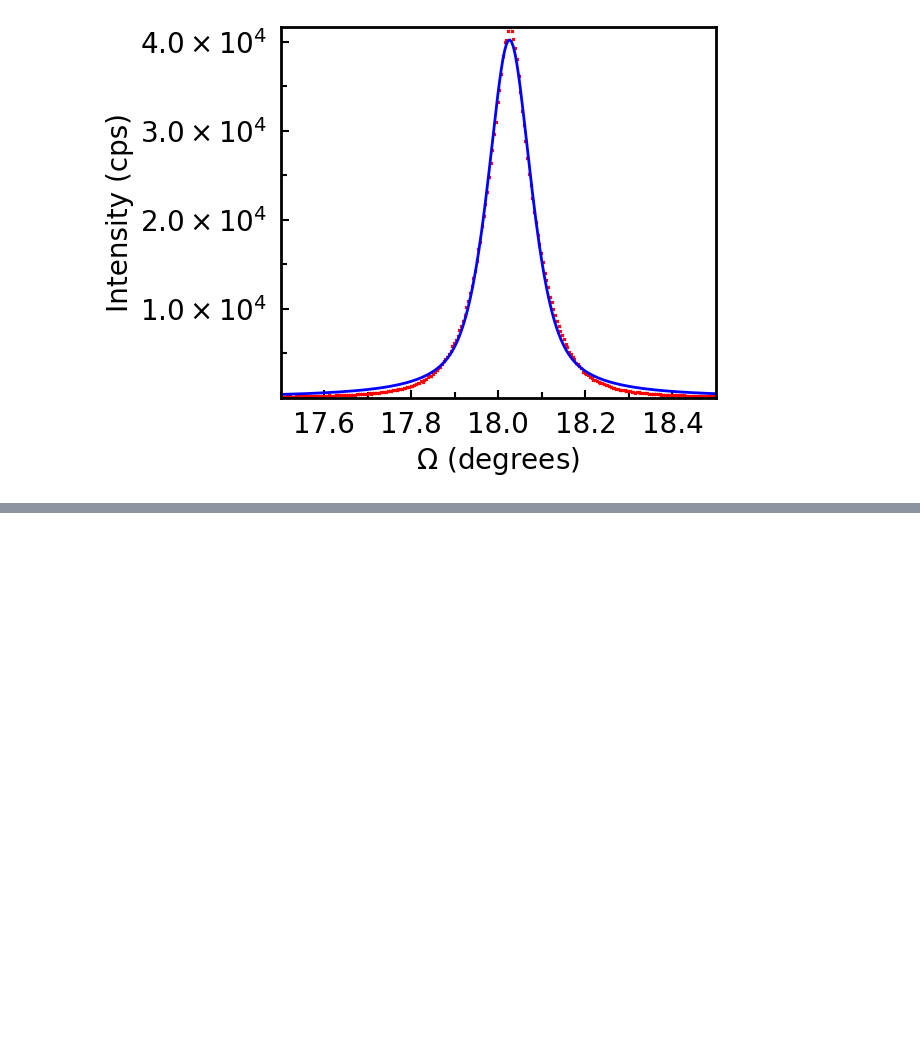
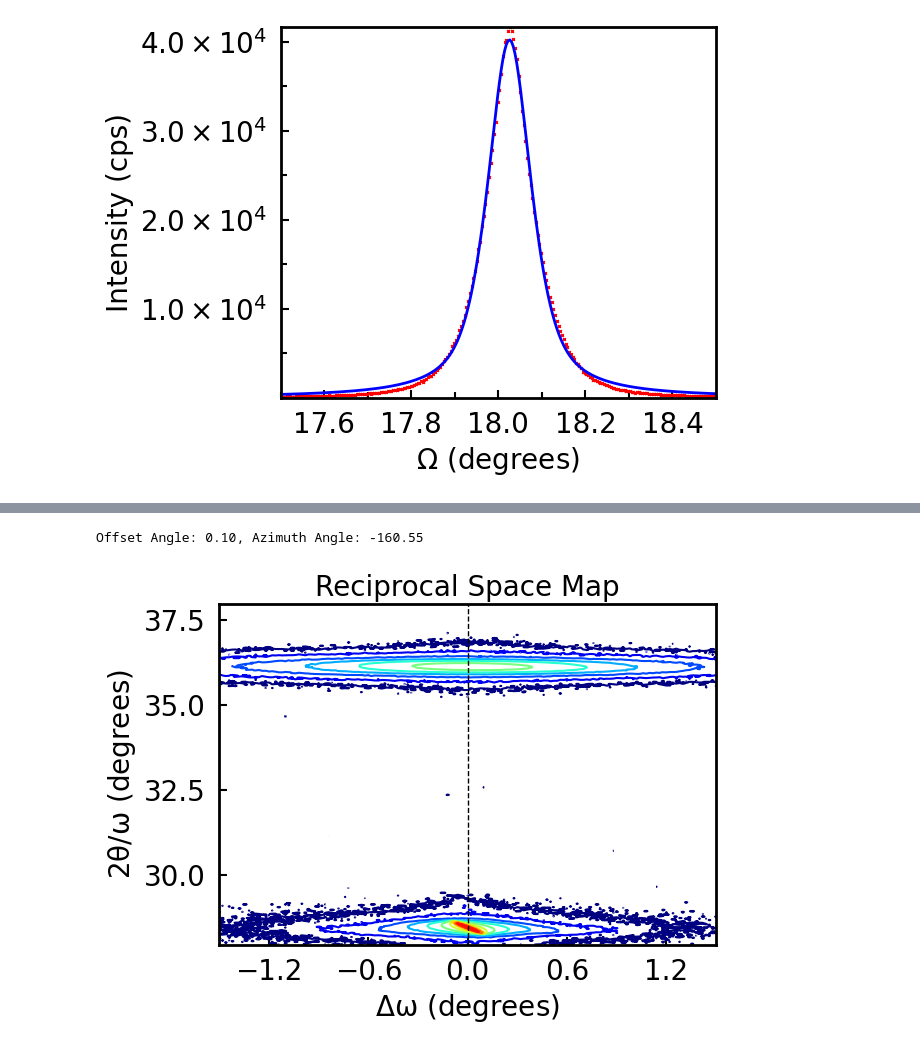
Before and after one commit to josefmtd/rigaku_smartlab, a Jupyter notebook: notebooks/1-JS-AlGaN_SiC_RSM.ipynb, the cells around one changed output, grey strips where cells are left out. Drawn from its saved outputs; the diff is of its cells as text; code cells hidden in the pictures; blank space fills up the shorter version.

```diff
--- a/notebooks/1-JS-AlGaN_SiC_RSM.ipynb
+++ b/notebooks/1-JS-AlGaN_SiC_RSM.ipynb
@@ -22,0 +25,9 @@ df = reciprocal_space_map(
+# %%
+reciprocal_space_map(
+    '../data/raw/RSM_AlN_on_Si.ras',
+    threshold = 1e1, verbose = True,
+    plot = 'contour'
+)
+# %% [output]
+Offset Angle: 0.10, Azimuth Angle: -160.55
+[figure, added]
```
Also changed, not shown: parts of 2 cells of this notebook, 1 other file.
